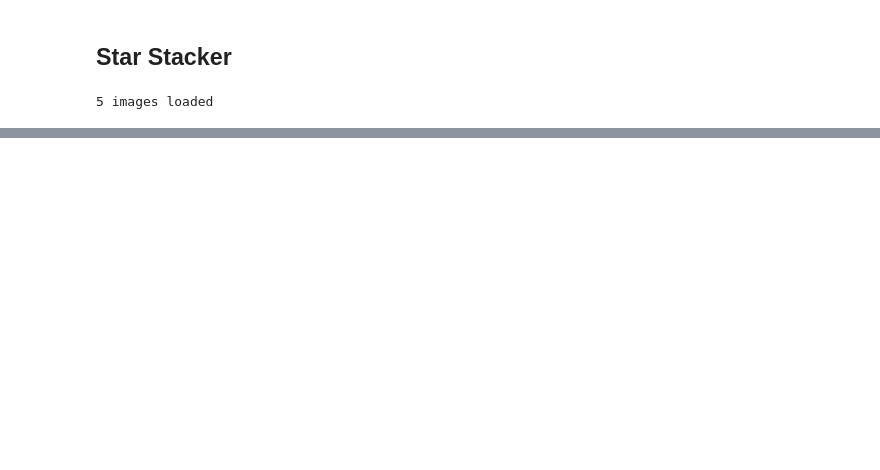
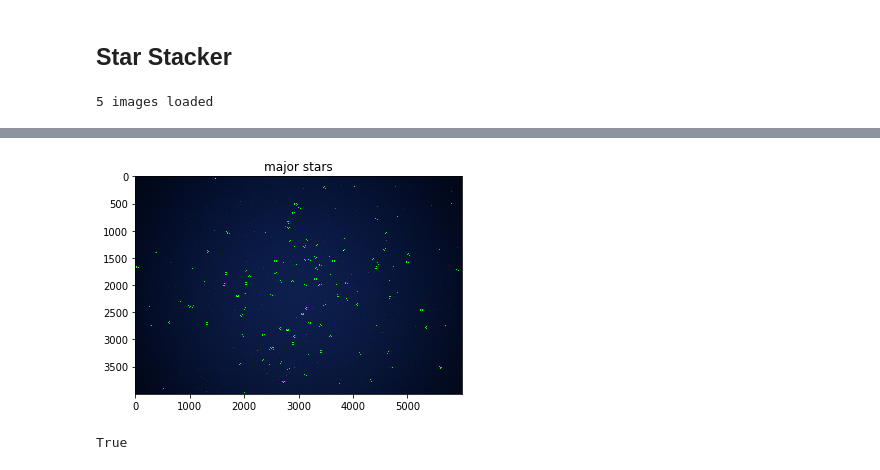
Before and after one commit to bkarwoski/StarStack, a Jupyter notebook: StarStack.ipynb, the cells around one changed output, grey strips where cells are left out. Cells and saved outputs as stored; diff of their text form; code cells hidden in the pictures; blank space fills up the shorter version.

```diff
--- a/StarStack.ipynb
+++ b/StarStack.ipynb
@@ -80,0 +50,15 @@ starcoords shape (106, 2)
+# %%
+#Test and display the star coordinate finder
+
+coords = getStarCoords(imgs[0])
+starPlot = copy.deepcopy(imgs[-1])
+for point in coords:
+    cv2.circle(starPlot, tuple(point), 20, (0, 255, 0), thickness=3)
+plt.imshow(starPlot)
+plt.title("major stars")
+plt.show()
+starPlot = cv2.cvtColor(starPlot, cv2.COLOR_BGR2RGB)
+cv2.imwrite("major_stars.png", starPlot)
+# %% [output]
+[figure, added]
+True
```
Also changed, not shown: parts of 5 cells of this notebook.
